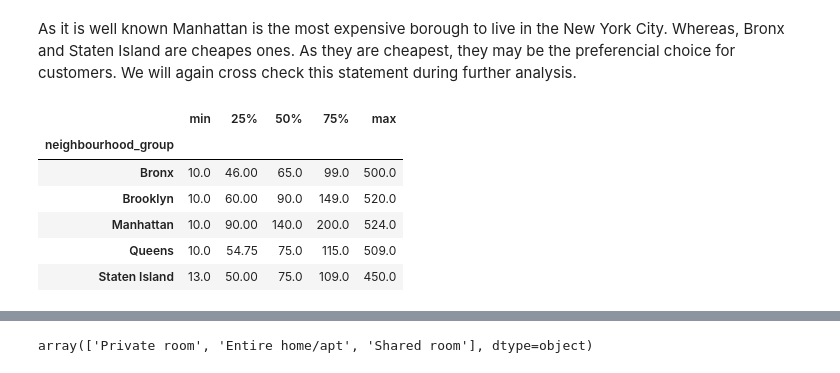
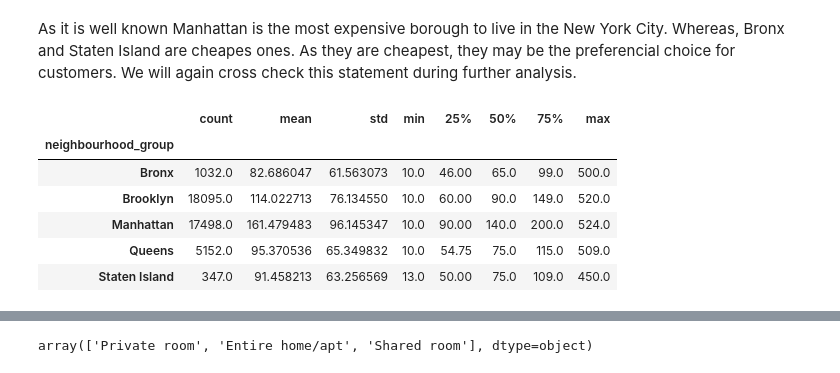
Before and after one commit to dilipiitdhn/Capstone-Project-on-Exploratory-Data-Analysis, a Jupyter notebook: Copy_of_Airbnb_Bookings_Analysis_Capstone_Project.ipynb, the cells around one changed output, grey strips where cells are left out. Saved outputs shown, nothing was run; the diff lists cells and outputs as text; code cells hidden in the pictures.

```diff
--- a/Copy_of_Airbnb_Bookings_Analysis_Capstone_Project.ipynb
+++ b/Copy_of_Airbnb_Bookings_Analysis_Capstone_Project.ipynb
@@ -220,16 +220,13 @@ Text(0, 0.5, 'Average price')
 As it is well known Manhattan is the most expensive borough to live in the New York City. Whereas, Bronx and Staten Island are cheapes ones. As they are cheapest, they may be the preferencial choice for customers. We will again cross check this statement during further analysis.
 # %%
 # Earlier we checked average price, now check the general price range in each borough
-
-price_range = airbnb_df.groupby('neighbourhood_group')['price'].describe().iloc[:,3:]
-price_range.reset_index(inplace=True)
-price_range.set_index('neighbourhood_group', inplace=True)
+price_range = airbnb_df.groupby('neighbourhood_group')['price'].describe()
 price_range
 # %% [output]
-|  | min | 25% | 50% | 75% | max |
-| neighbourhood_group |  |  |  |  |  |
-| Bronx | 10.0 | 46.00 | 65.0 | 99.0 | 500.0 |
-| Brooklyn | 10.0 | 60.00 | 90.0 | 149.0 | 520.0 |
-| Manhattan | 10.0 | 90.00 | 140.0 | 200.0 | 524.0 |
-| Queens | 10.0 | 54.75 | 75.0 | 115.0 | 509.0 |
-| Staten Island | 13.0 | 50.00 | 75.0 | 109.0 | 450.0 |
+|  | count | mean | std | min | 25% | 50% | 75% | max |
+| neighbourhood_group |  |  |  |  |  |  |  |  |
+| Bronx | 1032.0 | 82.686047 | 61.563073 | 10.0 | 46.00 | 65.0 | 99.0 | 500.0 |
+| Brooklyn | 18095.0 | 114.022713 | 76.134550 | 10.0 | 60.00 | 90.0 | 149.0 | 520.0 |
+| Manhattan | 17498.0 | 161.479483 | 96.145347 | 10.0 | 90.00 | 140.0 | 200.0 | 524.0 |
+| Queens | 5152.0 | 95.370536 | 65.349832 | 10.0 | 54.75 | 75.0 | 115.0 | 509.0 |
+| Staten Island | 347.0 | 91.458213 | 63.256569 | 13.0 | 50.00 | 75.0 | 109.0 | 450.0 |
```
Also changed, not shown: parts of 11 cells of this notebook.
